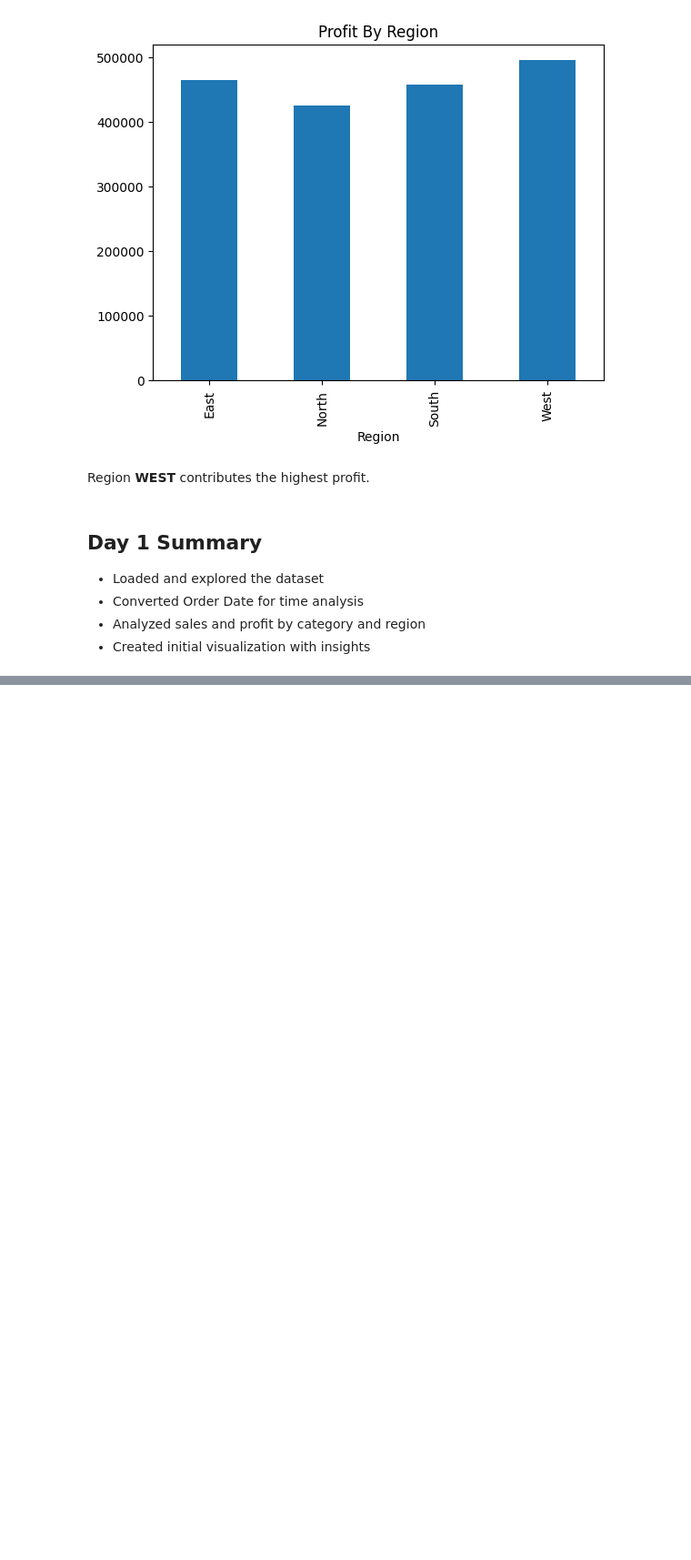
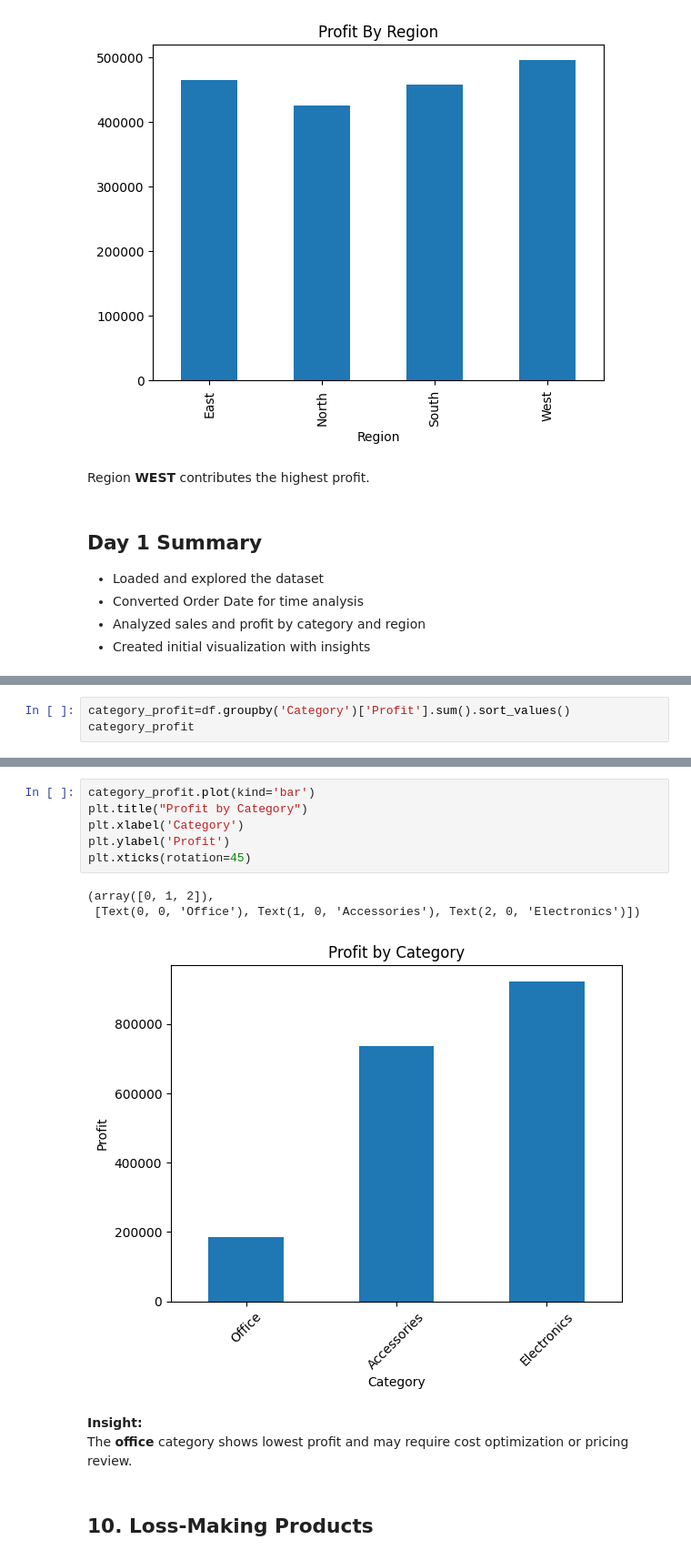
Before and after one commit to Vaishnu30/ecommerce-sales-analysis, a Jupyter notebook: notebook/ecommerce_sales_analysis.ipynb, the cells around one changed output, grey strips where cells are left out. Shown at 91% size. Cells and saved outputs as stored; diff of their text form; blank space fills up the shorter version.

```diff
--- a/notebook/ecommerce_sales_analysis.ipynb
+++ b/notebook/ecommerce_sales_analysis.ipynb
@@ -159,0 +207,3 @@ Region **WEST** contributes the highest profit.
+# %%
+category_profit=df.groupby('Category')['Profit'].sum().sort_values()
+category_profit
@@ -159,0 +217,15 @@ Region **WEST** contributes the highest profit.
+# %%
+category_profit.plot(kind='bar')
+plt.title("Profit by Category")
+plt.xlabel('Category')
+plt.ylabel('Profit')
+plt.xticks(rotation=45)
+# %% [output]
+(array([0, 1, 2]),
+ [Text(0, 0, 'Office'), Text(1, 0, 'Accessories'), Text(2, 0, 'Electronics')])
+[figure, added]
+# %% [markdown]
+**Insight:**
+The **office** category shows lowest profit and may require cost optimization or pricing review.
+# %% [markdown]
+## 10. Loss-Making Products
```
Also changed, not shown: parts of 20 cells of this notebook.
